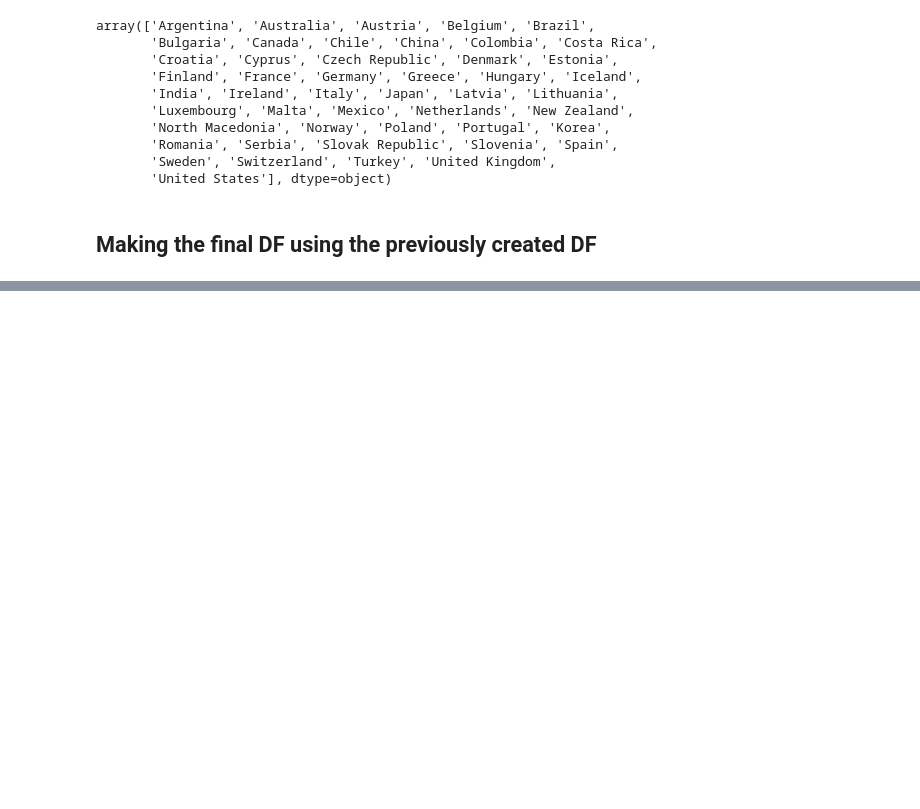
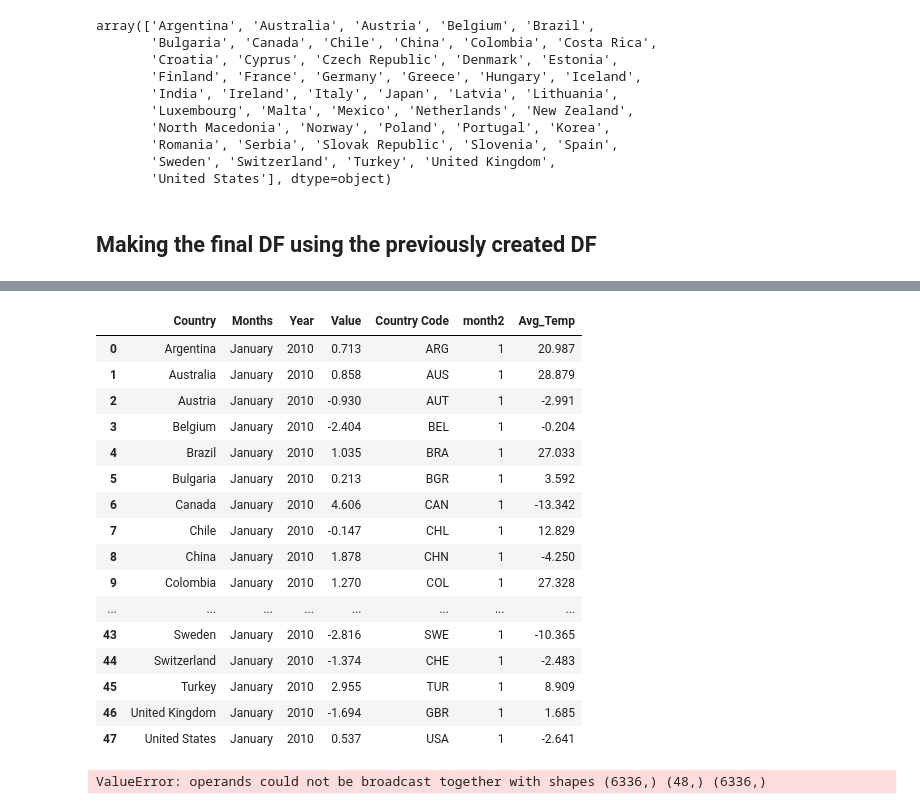
Before and after one commit to shwetajain1022/Project-4, a Jupyter notebook: Dec_temp_2009_MF.ipynb, the cells around one changed output, grey strips where cells are left out. Drawn from its saved outputs; the diff is of its cells as text; code cells hidden in the pictures; blank space fills up the shorter version.

```diff
--- a/Dec_temp_2009_MF.ipynb
+++ b/Dec_temp_2009_MF.ipynb
@@ -231,0 +201,4 @@ dropped_temp_df
+# %%
+# Merge the DataFrame with the temperature changes data
+df_2=df_1.assign(Avg_Temp=0)
+df_2.head(100)
@@ -231,0 +219,3 @@ dropped_temp_df
+# %%
+select = df_2.loc[(df_2['Year']==2010) & (df_2['month2']==1)]
+select.head()
@@ -231,0 +238,3 @@ dropped_temp_df
+# %%
+select_temp_df_2=select_temp_df.drop(["Country","Time","Year","Month"],axis=1)
+select_temp_df_2.head()
@@ -231,0 +248,3 @@ dropped_temp_df
+# %%
+select2=pd.merge(select,select_temp_df_2,how='left',on='Country Code')
+select2.head()
@@ -231,0 +258,26 @@ dropped_temp_df
+# %%
+select2['Avg_Temp']=select2['AverageTemperature']+select2['Value']
+select2=select2.drop(["AverageTemperature"],axis=1)
+select2
+# %% [output]
+|  | Country | Months | Year | Value | Country Code | month2 | Avg_Temp |
+| 0 | Argentina | January | 2010 | 0.713 | ARG | 1 | 20.987 |
+| 1 | Australia | January | 2010 | 0.858 | AUS | 1 | 28.879 |
+| 2 | Austria | January | 2010 | -0.930 | AUT | 1 | -2.991 |
+| 3 | Belgium | January | 2010 | -2.404 | BEL | 1 | -0.204 |
+| 4 | Brazil | January | 2010 | 1.035 | BRA | 1 | 27.033 |
+| 5 | Bulgaria | January | 2010 | 0.213 | BGR | 1 | 3.592 |
+| 6 | Canada | January | 2010 | 4.606 | CAN | 1 | -13.342 |
+| 7 | Chile | January | 2010 | -0.147 | CHL | 1 | 12.829 |
+| 8 | China | January | 2010 | 1.878 | CHN | 1 | -4.250 |
+| 9 | Colombia | January | 2010 | 1.270 | COL | 1 | 27.328 |
+| ... | ... | ... | ... | ... | ... | ... | ... |
+| 43 | Sweden | January | 2010 | -2.816 | SWE | 1 | -10.365 |
+| 44 | Switzerland | January | 2010 | -1.374 | CHE | 1 | -2.483 |
+| 45 | Turkey | January | 2010 | 2.955 | TUR | 1 | 8.909 |
+| 46 | United Kingdom | January | 2010 | -1.694 | GBR | 1 | 1.685 |
+| 47 | United States | January | 2010 | 0.537 | USA | 1 | -2.641 |
+# %%
+df_2['Avg_Temp']=np.where((df_2['month2']==1) & (df_2['Year']==2010),select2['Avg_Temp'],df_2['Avg_Temp'])
+# %% [output]
+ValueError: operands could not be broadcast together with shapes (6336,) (48,) (6336,)
```
Also changed, not shown: parts of 15 cells of this notebook, 1 other file.
